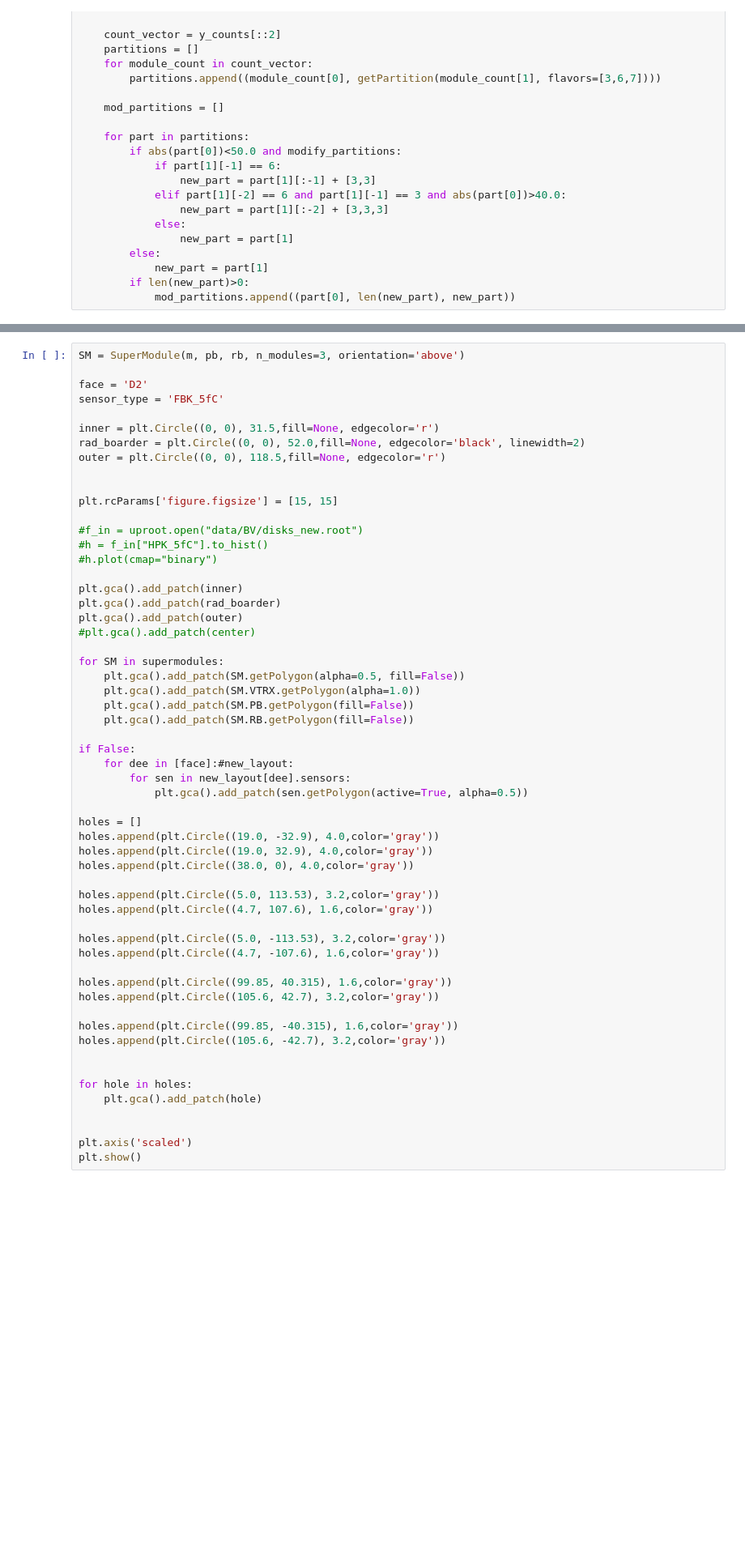
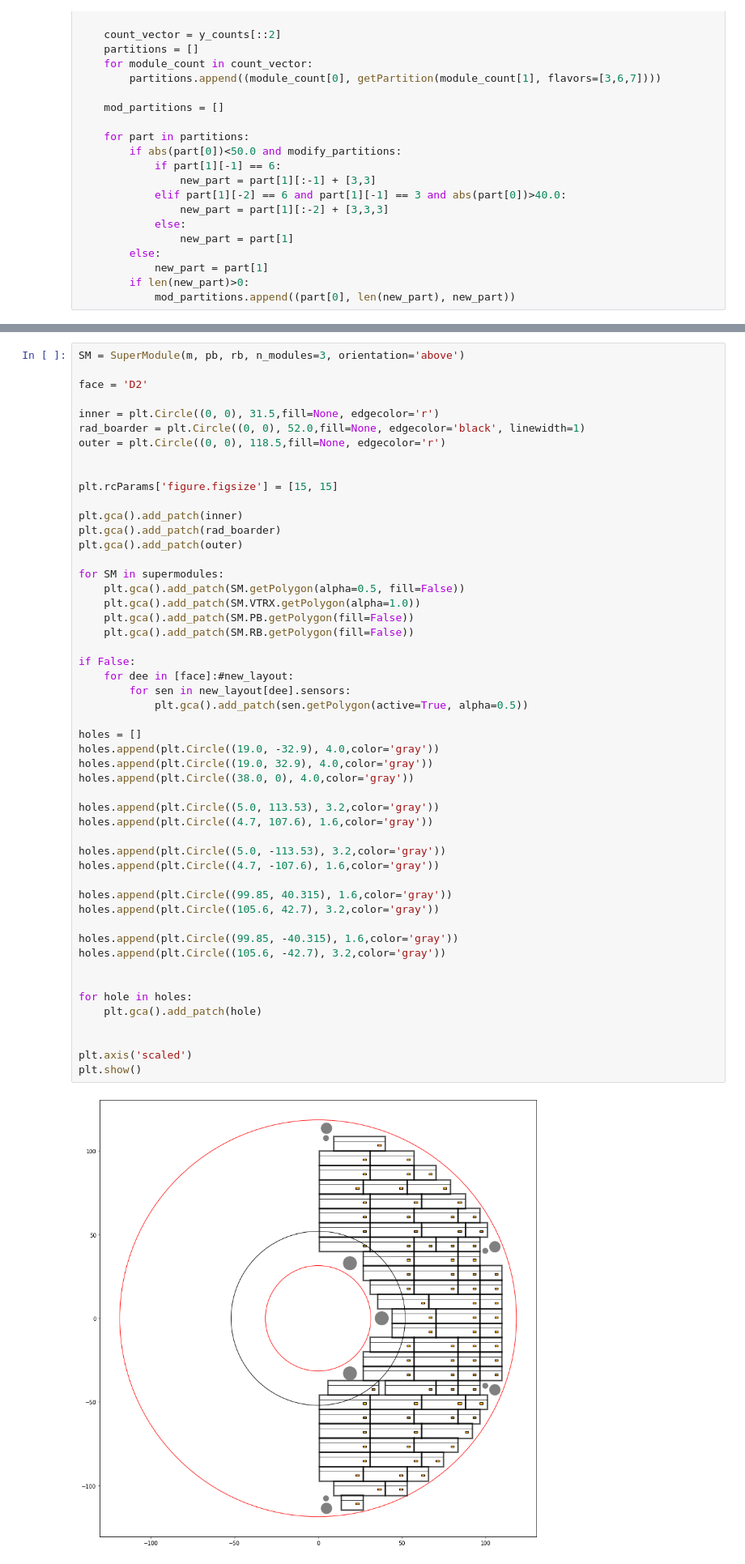
Before and after one commit to physiksgamez/ETL-SH-Design, a Jupyter notebook: layout_print.ipynb, the cells around one changed output, grey strips where cells are left out. Shown: that part at 81% size. Saved outputs shown, nothing was run; the diff lists cells and outputs as text; blank space fills up the shorter version.

```diff
--- a/layout_print.ipynb
+++ b/layout_print.ipynb
@@ -374,23 +354,17 @@ for i, y in enumerate(x_centers_module.keys()):
 SM = SuperModule(m, pb, rb, n_modules=3, orientation='above')
 
 face = 'D2'
-sensor_type = 'FBK_5fC'
 
 inner = plt.Circle((0, 0), 31.5,fill=None, edgecolor='r')
-rad_boarder = plt.Circle((0, 0), 52.0,fill=None, edgecolor='black', linewidth=2)
+rad_boarder = plt.Circle((0, 0), 52.0,fill=None, edgecolor='black', linewidth=1)
 outer = plt.Circle((0, 0), 118.5,fill=None, edgecolor='r')
 
 
 plt.rcParams['figure.figsize'] = [15, 15]
 
-#f_in = uproot.open("data/BV/disks_new.root")
-#h = f_in["HPK_5fC"].to_hist()
-#h.plot(cmap="binary")
-
 plt.gca().add_patch(inner)
 plt.gca().add_patch(rad_boarder)
 plt.gca().add_patch(outer)
-#plt.gca().add_patch(center)
 
 for SM in supermodules:
     plt.gca().add_patch(SM.getPolygon(alpha=0.5, fill=False))
@@ -400,30 +374,32 @@ for SM in supermodules:
 
 if False:
     for dee in [face]:#new_layout:
         for sen in new_layout[dee].sensors:
             plt.gca().add_patch(sen.getPolygon(active=True, alpha=0.5))
 
 holes = []
 holes.append(plt.Circle((19.0, -32.9), 4.0,color='gray'))
 holes.append(plt.Circle((19.0, 32.9), 4.0,color='gray'))
 holes.append(plt.Circle((38.0, 0), 4.0,color='gray'))
 
 holes.append(plt.Circle((5.0, 113.53), 3.2,color='gray'))
 holes.append(plt.Circle((4.7, 107.6), 1.6,color='gray'))
 
 holes.append(plt.Circle((5.0, -113.53), 3.2,color='gray'))
 holes.append(plt.Circle((4.7, -107.6), 1.6,color='gray'))
 
 holes.append(plt.Circle((99.85, 40.315), 1.6,color='gray'))
 holes.append(plt.Circle((105.6, 42.7), 3.2,color='gray'))
 
 holes.append(plt.Circle((99.85, -40.315), 1.6,color='gray'))
 holes.append(plt.Circle((105.6, -42.7), 3.2,color='gray'))
 
 
 for hole in holes:
     plt.gca().add_patch(hole)
 
 
 plt.axis('scaled')
 plt.show()
+# %% [output]
+[figure, added]
```
Also changed, not shown: parts of 3 cells of this notebook.
